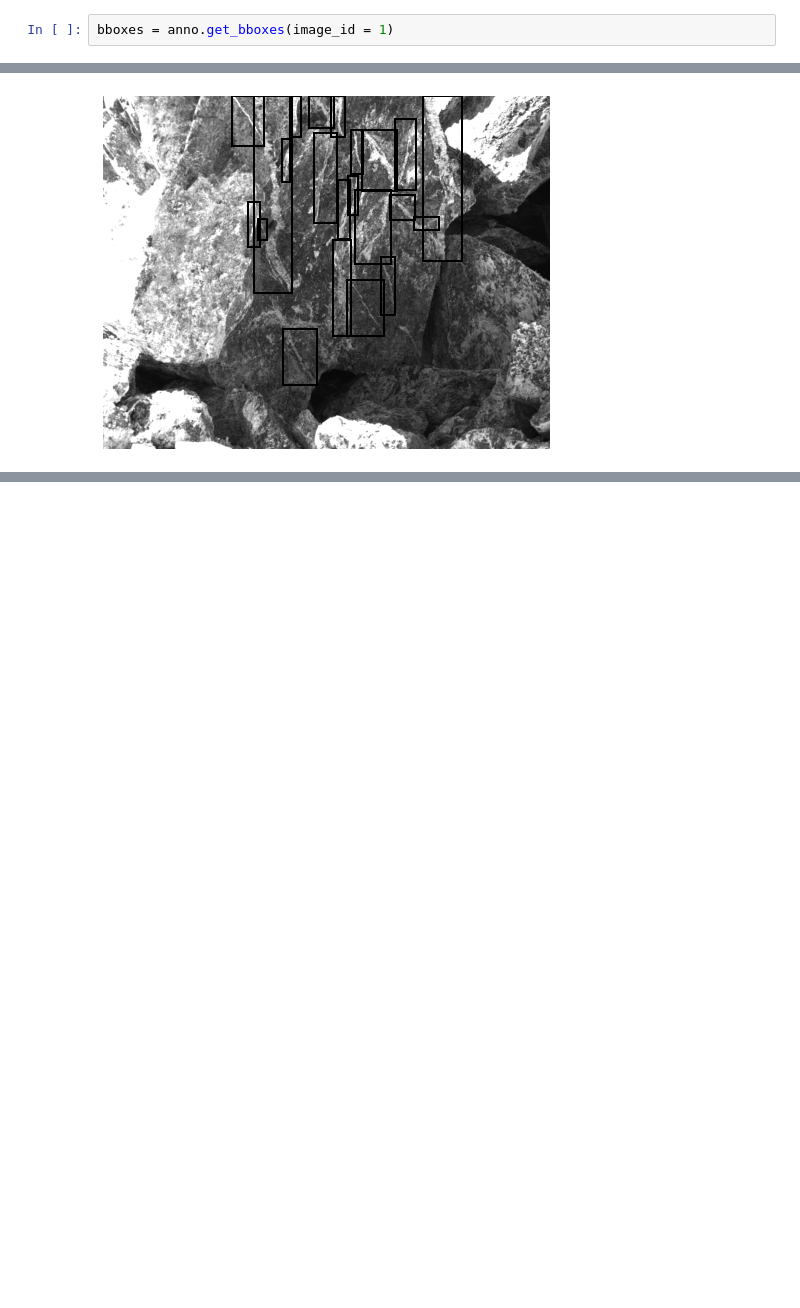
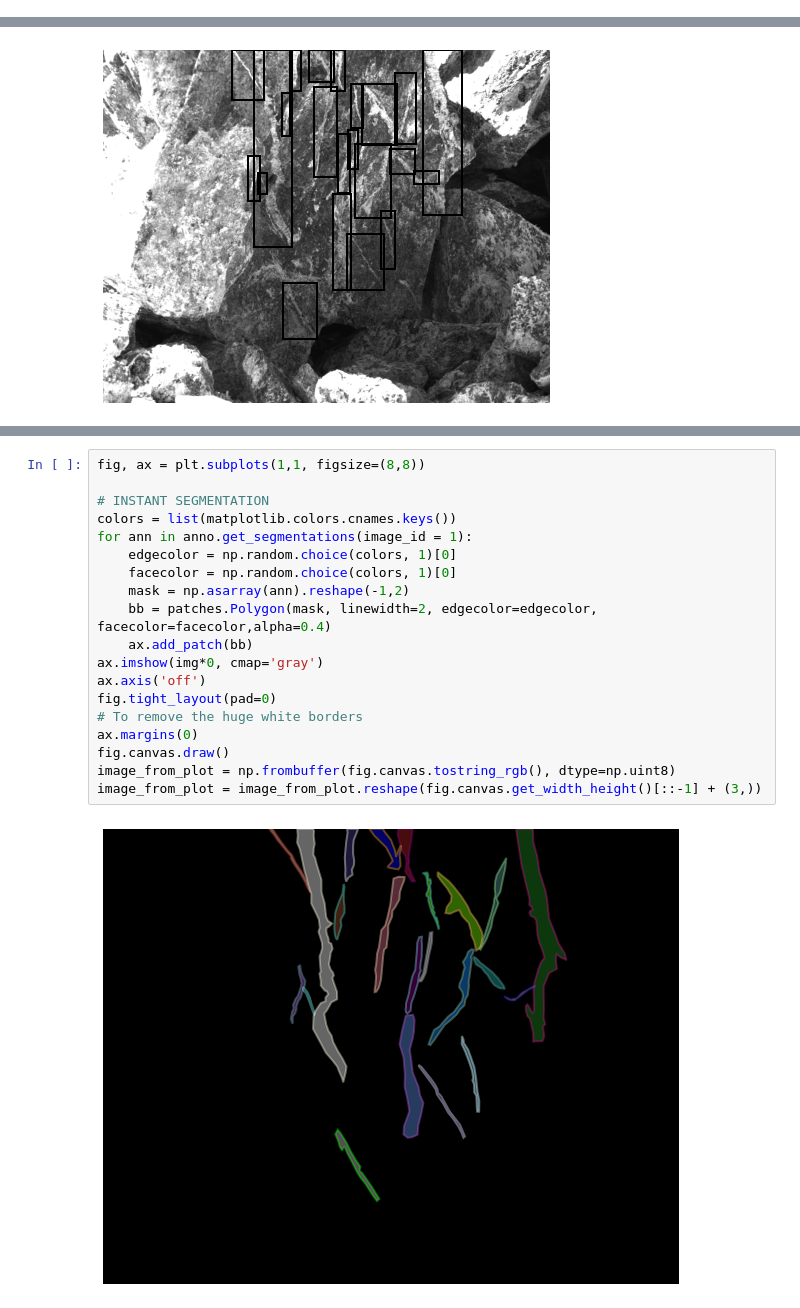
Before and after one commit to MVRonkin/ASBEST_VEINS_LABELING, a Jupyter notebook: coco_annotation3.ipynb, the cells around one changed output, grey strips where cells are left out. Cells and saved outputs as stored; diff of their text form; blank space fills up the shorter version.

```diff
--- a/coco_annotation3.ipynb
+++ b/coco_annotation3.ipynb
@@ -120,2 +102,0 @@ plt.imshow(img)
-# %%
-bboxes = anno.get_bboxes(image_id = 1)
@@ -176,0 +152,21 @@ plt.show()
+# %%
+fig, ax = plt.subplots(1,1, figsize=(8,8))
+
+# INSTANT SEGMENTATION
+colors = list(matplotlib.colors.cnames.keys())
+for ann in anno.get_segmentations(image_id = 1):
+    edgecolor = np.random.choice(colors, 1)[0]
+    facecolor = np.random.choice(colors, 1)[0]
+    mask = np.asarray(ann).reshape(-1,2)
+    bb = patches.Polygon(mask, linewidth=2, edgecolor=edgecolor, facecolor=facecolor,alpha=0.4)
+    ax.add_patch(bb)
+ax.imshow(img*0, cmap='gray')
+ax.axis('off')
+fig.tight_layout(pad=0)
+# To remove the huge white borders
+ax.margins(0)
+fig.canvas.draw()
+image_from_plot = np.frombuffer(fig.canvas.tostring_rgb(), dtype=np.uint8)
+image_from_plot = image_from_plot.reshape(fig.canvas.get_width_height()[::-1] + (3,))
+# %% [output]
+[figure, added]
```
Also changed, not shown: parts of 13 cells of this notebook, 4 other files.
